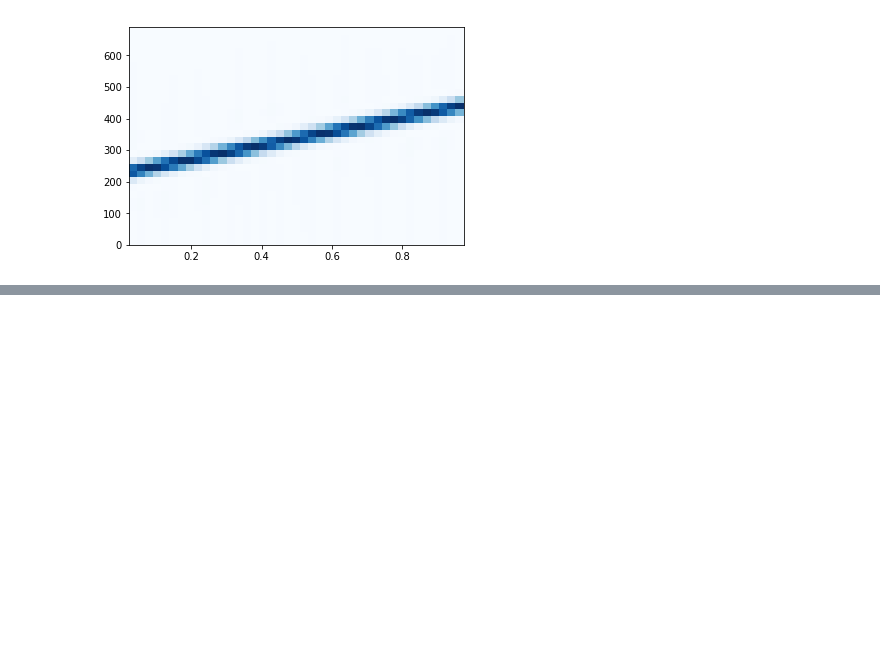
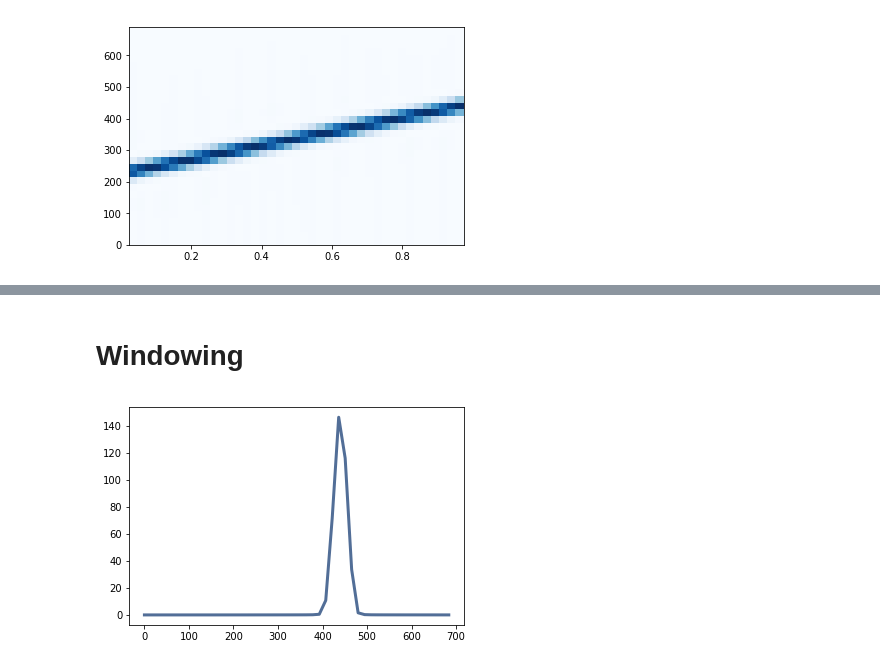
Before and after one commit to pitankar/dsp, a Jupyter notebook: 03_non_periodic_signals.ipynb, the cells around one changed output, grey strips where cells are left out. Drawn from its saved outputs; the diff is of its cells as text; code cells hidden in the pictures; blank space fills up the shorter version.

```diff
--- a/03_non_periodic_signals.ipynb
+++ b/03_non_periodic_signals.ipynb
@@ -53,0 +79,11 @@ spectrogram.plot(high=700)
+# %% [markdown]
+# Windowing
+# %%
+import numpy as np
+window = np.hamming(len(wave))
+wave.window(window)
+
+spectrum = wave.make_spectrum()
+spectrum.plot(high=700)
+# %% [output]
+[figure, added]
```
Also changed, not shown: parts of 5 cells of this notebook, 1 other file.
